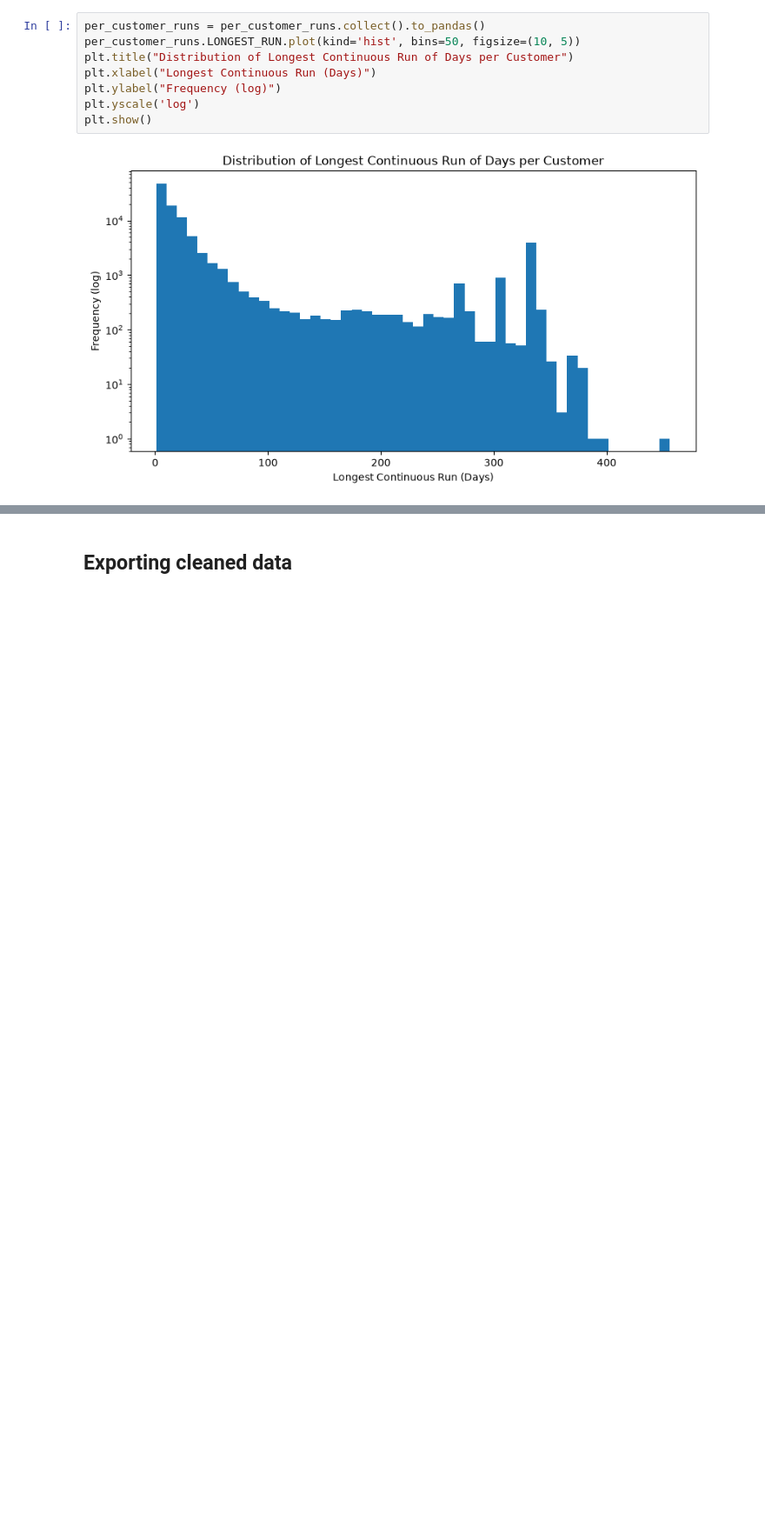
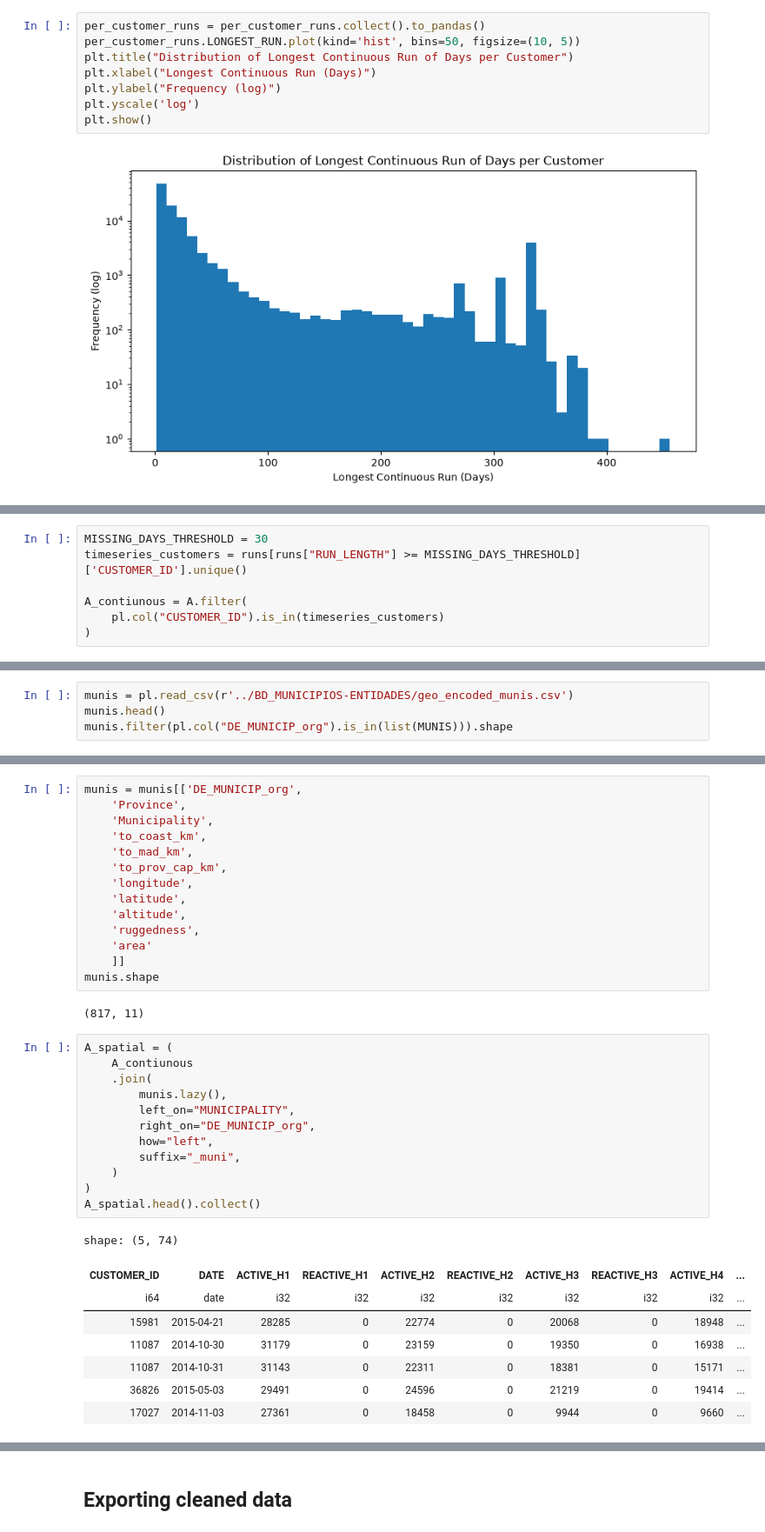
Before and after one commit to reem-naji/potential-fortnight, a Jupyter notebook: notebooks/data_analysis.ipynb, the cells around one changed output, grey strips where cells are left out. Shown at 87% size. Saved outputs shown, nothing was run; the diff lists cells and outputs as text; blank space fills up the shorter version.

```diff
--- a/notebooks/data_analysis.ipynb
+++ b/notebooks/data_analysis.ipynb
@@ -740,0 +852,7 @@ per_customer_runs[per_customer_runs["LONGEST_RUN"] >= 365].shape[0]
+# %%
+MISSING_DAYS_THRESHOLD = 30
+timeseries_customers = runs[runs["RUN_LENGTH"] >= MISSING_DAYS_THRESHOLD]['CUSTOMER_ID'].unique()
+
+A_contiunous = A.filter(
+    pl.col("CUSTOMER_ID").is_in(timeseries_customers)
+)
@@ -740,0 +872,4 @@ per_customer_runs[per_customer_runs["LONGEST_RUN"] >= 365].shape[0]
+# %%
+munis = pl.read_csv(r'../BD_MUNICIPIOS-ENTIDADES/geo_encoded_munis.csv')
+munis.head()
+munis.filter(pl.col("DE_MUNICIP_org").is_in(list(MUNIS))).shape
@@ -740,0 +898,37 @@ per_customer_runs[per_customer_runs["LONGEST_RUN"] >= 365].shape[0]
+# %%
+munis = munis[['DE_MUNICIP_org',
+    'Province',
+    'Municipality',
+    'to_coast_km',
+    'to_mad_km',
+    'to_prov_cap_km',
+    'longitude',
+    'latitude',
+    'altitude',
+    'ruggedness',
+    'area'
+    ]]
+munis.shape
+# %% [output]
+(817, 11)
+# %%
+A_spatial = (
+    A_contiunous
+    .join(
+        munis.lazy(),
+        left_on="MUNICIPALITY",
+        right_on="DE_MUNICIP_org",
+        how="left",
+        suffix="_muni",
+    )
+)
+A_spatial.head().collect()
+# %% [output]
+shape: (5, 74)
+| CUSTOMER_ID | DATE | ACTIVE_H1 | REACTIVE_H1 | ACTIVE_H2 | REACTIVE_H2 | ACTIVE_H3 | REACTIVE_H3 | ACTIVE_H4 | ... |
+| i64 | date | i32 | i32 | i32 | i32 | i32 | i32 | i32 | ... |
+| 15981 | 2015-04-21 | 28285 | 0 | 22774 | 0 | 20068 | 0 | 18948 | ... |
+| 11087 | 2014-10-30 | 31179 | 0 | 23159 | 0 | 19350 | 0 | 16938 | ... |
+| 11087 | 2014-10-31 | 31143 | 0 | 22311 | 0 | 18381 | 0 | 15171 | ... |
+| 36826 | 2015-05-03 | 29491 | 0 | 24596 | 0 | 21219 | 0 | 19414 | ... |
+| 17027 | 2014-11-03 | 27361 | 0 | 18458 | 0 | 9944 | 0 | 9660 | ... |
```
Also changed, not shown: parts of 29 cells of this notebook.
